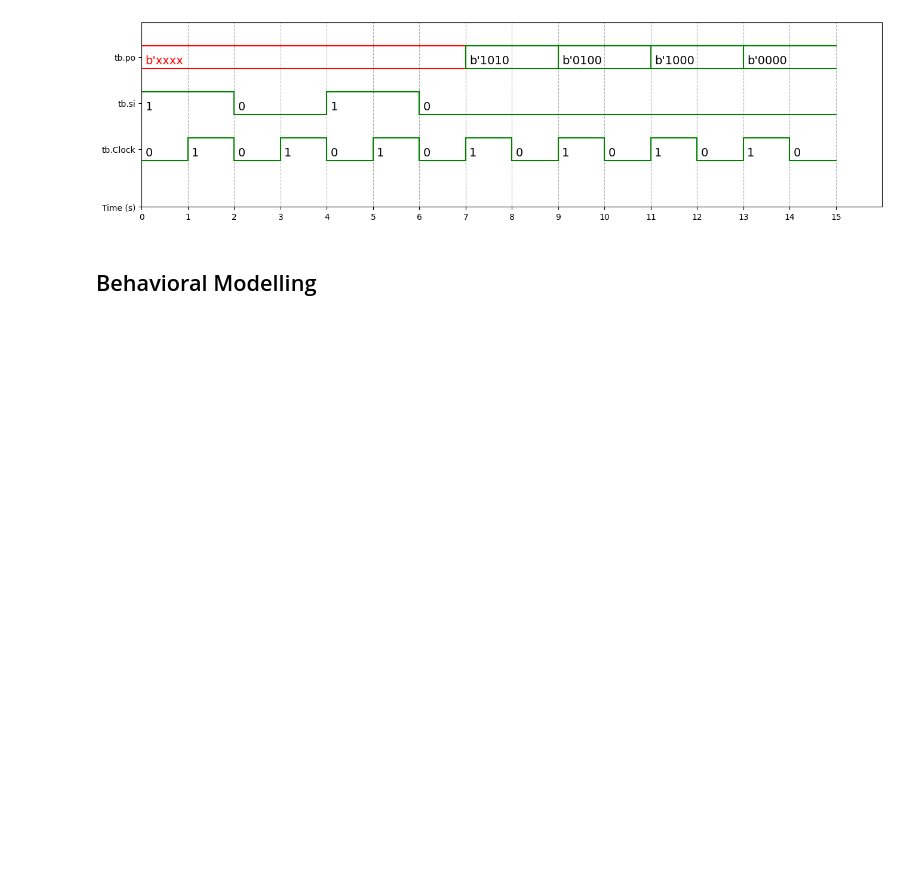
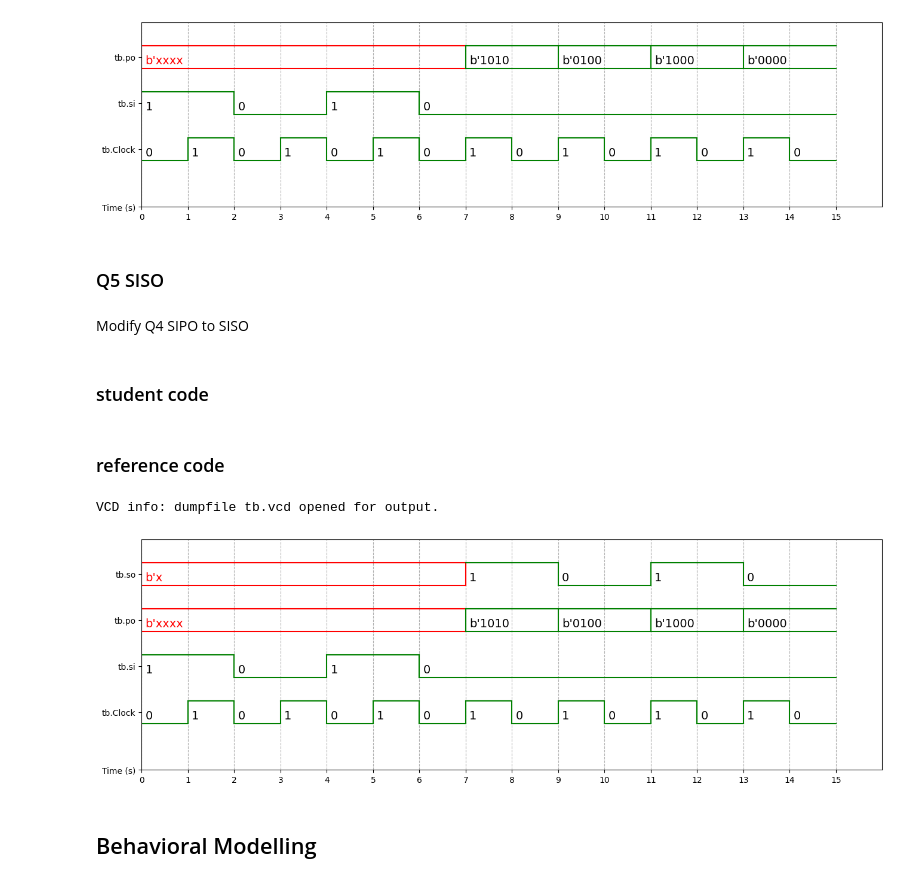
Before and after one commit to pe8sutd/DSL2025, a Jupyter notebook: VerilogGit.ipynb, the cells around one changed output. Cells and saved outputs as stored; diff of their text form; code cells hidden in the pictures; blank space fills up the shorter version.

```diff
--- a/VerilogGit.ipynb
+++ b/VerilogGit.ipynb
@@ -841,6 +841,71 @@ time_end = 15
 base = 'bin' # bin, dec, dec2, hex, octal
 # %% [output]
 [figure]
+# %% [markdown]
+### Q5 SISO
+# %% [markdown]
+Modify Q4 SIPO to SISO
+# %% [markdown]
+### student code
+# %% [markdown]
+### reference code
+# %%
+%%verilog
+module tb; //////////////////////////////////////////////
+  wire so;
+  wire [3:0] po;
+  reg si, Clock;
+
+siso s0(so,po,si,Clock);
+
+initial Clock=0; always #1 Clock=~Clock;
+initial
+  begin
+    $dumpfile("tb.vcd");$dumpvars();
+    #0 si=1;
+    #2 si=0;
+    #2 si=1;
+    #2 si=0;
+    #12 $finish;
+    $dumpoff;
+end
+endmodule ///////////////////////////////////////////////
+
+module siso(output so,output[3:0]po,input si,Clock); //////////////
+
+  dff flipflop1(.Q(po[0]),.Qb(),.D(si),   .Clock(Clock));
+  dff flipflop2(.Q(po[1]),.Qb(),.D(po[0]),.Clock(Clock));
+  dff flipflop3(.Q(po[2]),.Qb(),.D(po[1]),.Clock(Clock));
+  dff flipflop4(.Q(po[3]),.Qb(),.D(po[2]),.Clock(Clock));
+  assign so=po[3];
+endmodule //////////////////////////////////////////////
+
+module dff(Q,Qb,D,Clock); //////////////////////////////
+  output Q,Qb; input D,Clock;
+  wire Y,Yb,ClockS,ClockM;
+dlatch master (Y,Yb,D,ClockM);
+dlatch slave (Q,Qb,Y,ClockS);
+not i1(ClockS,ClockM);
+not i0(ClockM,Clock);
+endmodule /////////////////////////////////////////////
+
+module dlatch(Q,Qb,D,Clock); //////////////////////////
+  output Q,Qb; input D,Clock;
+  wire Y,R,S;
+  not i1(Y,D);
+  nand n3(S,D,Clock); nand n4(R,Clock,Y);
+  nand n1(Q,S,Qb); nand n2(Qb,Q,R);
+endmodule /////////////////////////////////////////////
+# %% [output]
+VCD info: dumpfile tb.vcd opened for output.
+# %%
+%%waveform tb.vcd
+sign_list = ['tb.so','tb.po','tb.si','tb.Clock']
+time_begin = 0
+time_end = 15
+base = 'bin' # bin, dec, dec2, hex, octal
+# %% [output]
+[figure, added]
 # %% [markdown]
 ## Behavioral Modelling
 # %% [markdown]
```
